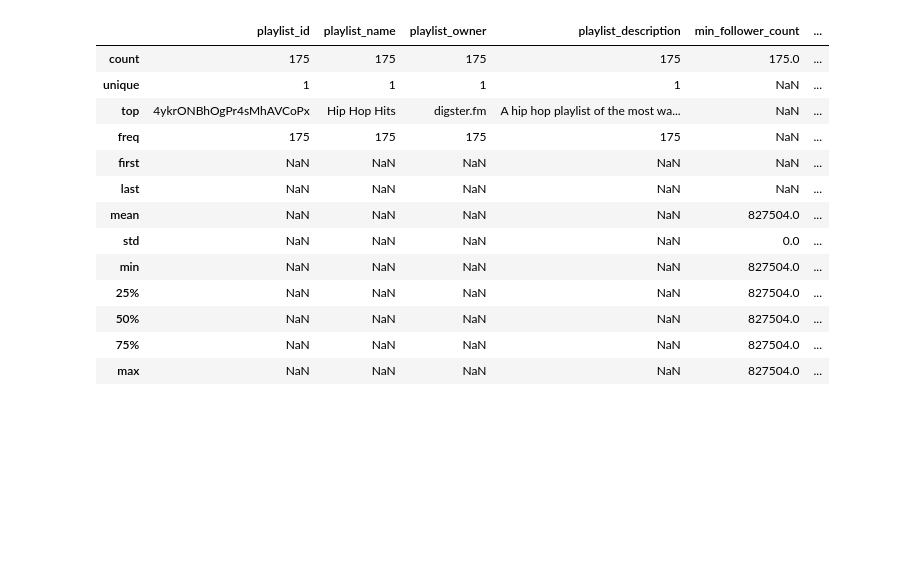
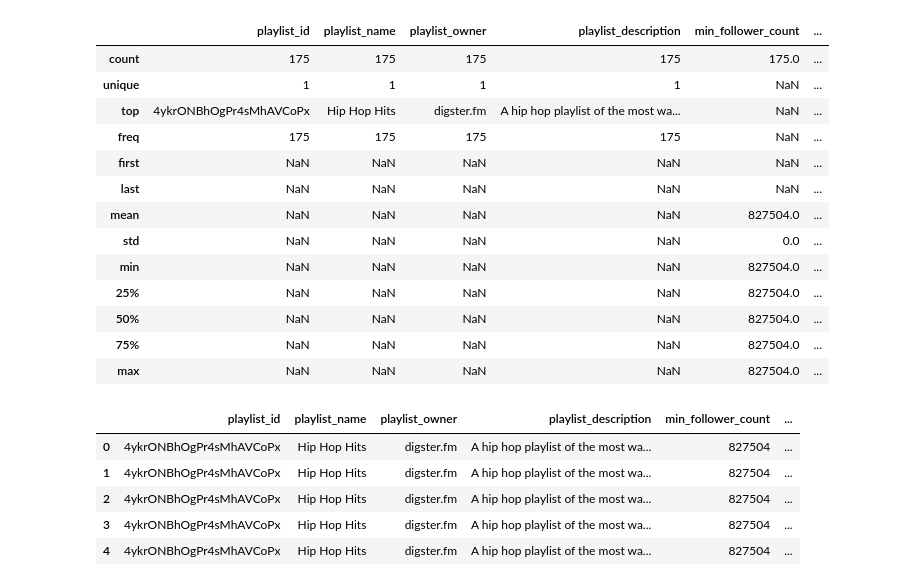
Before and after one commit to dmescherina/umg-backup, a Jupyter notebook: playlist_sequencing/one_playlist_features_test.ipynb, the cells around one changed output. Drawn from its saved outputs; the diff is of its cells as text; code cells hidden in the pictures; blank space fills up the shorter version.

```diff
--- a/playlist_sequencing/one_playlist_features_test.ipynb
+++ b/playlist_sequencing/one_playlist_features_test.ipynb
@@ -64,3 +90,12 @@ df_pl_tracks.describe(include='all')
 | 50% | NaN | NaN | NaN | NaN | 827504.0 | ... |
 | 75% | NaN | NaN | NaN | NaN | 827504.0 | ... |
 | max | NaN | NaN | NaN | NaN | 827504.0 | ... |
+# %%
+df_pl_tracks.head()
+# %% [output]
+|  | playlist_id | playlist_name | playlist_owner | playlist_description | min_follower_count | ... |
+| 0 | 4ykrONBhOgPr4sMhAVCoPx | Hip Hop Hits | digster.fm | A hip hop playlist of the most wa... | 827504 | ... |
+| 1 | 4ykrONBhOgPr4sMhAVCoPx | Hip Hop Hits | digster.fm | A hip hop playlist of the most wa... | 827504 | ... |
+| 2 | 4ykrONBhOgPr4sMhAVCoPx | Hip Hop Hits | digster.fm | A hip hop playlist of the most wa... | 827504 | ... |
+| 3 | 4ykrONBhOgPr4sMhAVCoPx | Hip Hop Hits | digster.fm | A hip hop playlist of the most wa... | 827504 | ... |
+| 4 | 4ykrONBhOgPr4sMhAVCoPx | Hip Hop Hits | digster.fm | A hip hop playlist of the most wa... | 827504 | ... |
```
Also changed, not shown: parts of 5 cells of this notebook, 1 other file.
